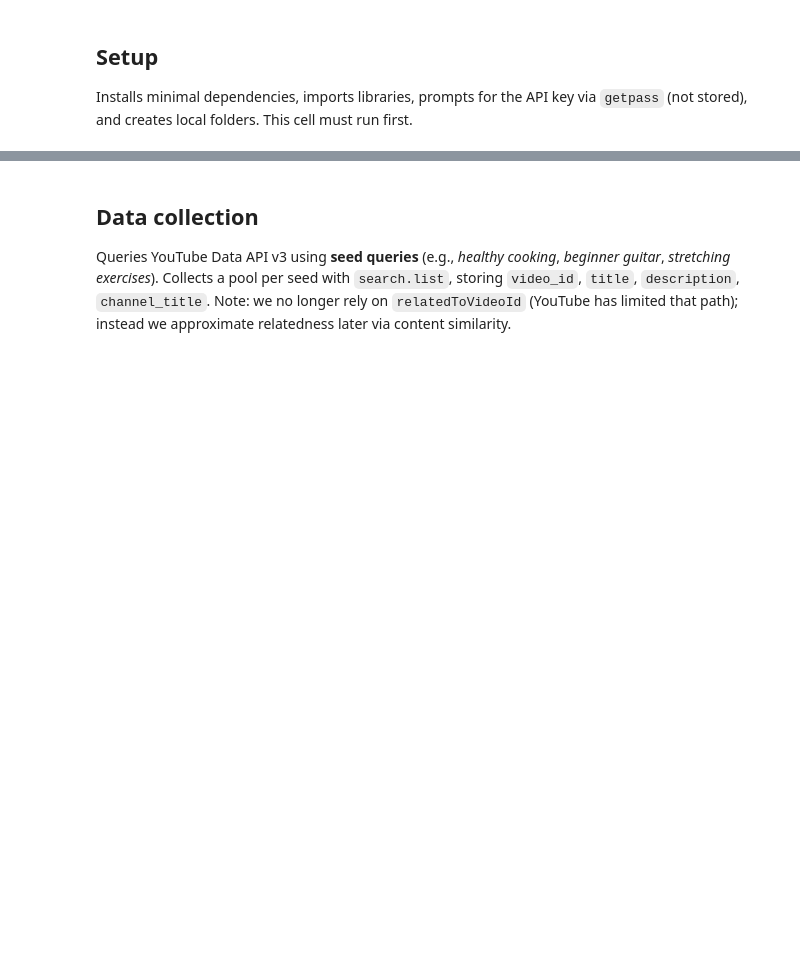
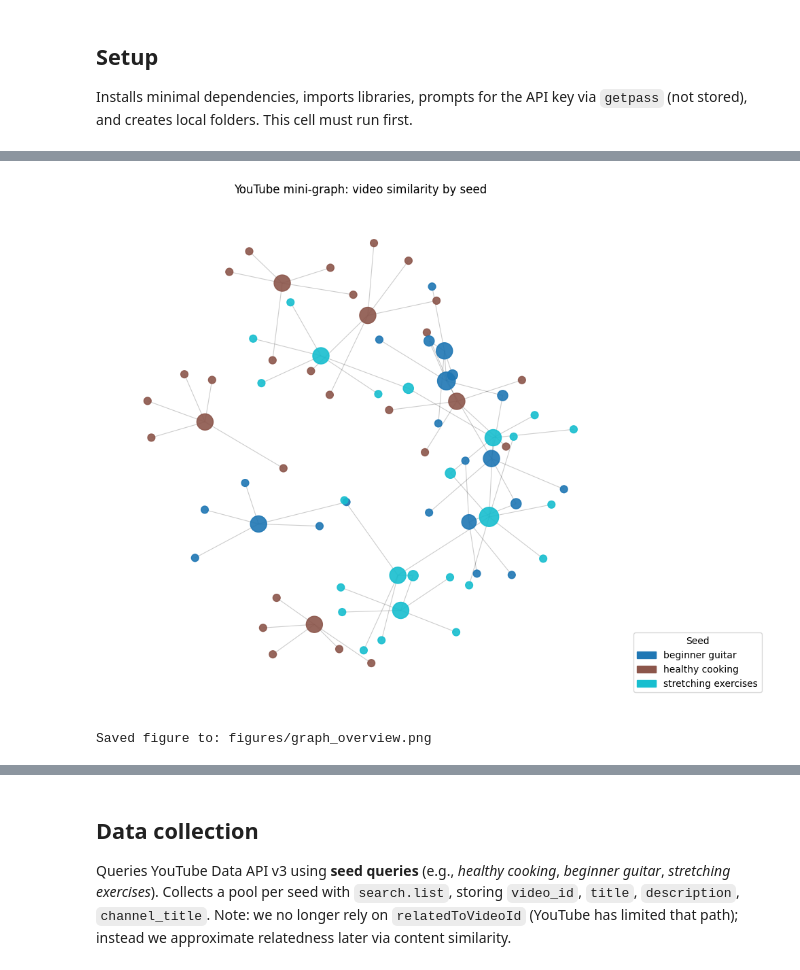
Before and after one commit to Jaderfonseca/youtube-filter-bubbles, a Jupyter notebook: pipeline_clean_mozilla.ipynb, the cells around one changed output, grey strips where cells are left out. Saved outputs shown, nothing was run; the diff lists cells and outputs as text; code cells hidden in the pictures; blank space fills up the shorter version.

```diff
--- a/pipeline_clean_mozilla.ipynb
+++ b/pipeline_clean_mozilla.ipynb
@@ -427,12 +516,0 @@ print("Loaded:", len(df_videos), "videos;", len(df_edges), "edges")
-# %%
-!pip install networkx matplotlib -q
-
-import pandas as pd
-
-VIDEOS_PATH = "data/clean/videos_clean.csv"
-EDGES_PATH  = "data/clean/edges_clean.csv"
-
-df_videos = pd.read_csv(VIDEOS_PATH)
-df_edges  = pd.read_csv(EDGES_PATH)
-
-print("Loaded:", len(df_videos), "videos;", len(df_edges), "edges")
@@ -438,0 +556,10 @@ print("Loaded:", len(df_videos), "videos;", len(df_edges), "edges")
+# %%
+# Most frequent seed per video_id
+seed_per_video = (
+    df_videos.groupby("video_id")["seed_query"]
+    .agg(lambda s: s.mode().iloc[0] if not s.mode().empty else "unknown")
+    .to_dict()
+)
+
+print("Built seed_per_video with", len(seed_per_video), "entries")
+list(seed_per_video.items())[:5]  # quick peek
@@ -439,6 +573,8 @@ print("Loaded:", len(df_videos), "videos;", len(df_edges), "edges")
 # %%
 import networkx as nx
 import matplotlib.pyplot as plt
+import matplotlib.patches as mpatches
+import os
 
 # build undirected graph from edges
 G = nx.from_pandas_edgelist(
@@ -457,36 +593,39 @@ for n in G.nodes():
 deg = dict(G.degree())
 node_sizes = [max(50, deg[n]*60) for n in G.nodes()]
 
-# color by seed
+# color nodes by seed
 seeds = sorted({G.nodes[n]["seed"] for n in G.nodes()})
 seed_to_int = {s:i for i,s in enumerate(seeds)}
 node_colors = [seed_to_int[G.nodes[n]["seed"]] for n in G.nodes()]
 
 # layout
 pos = nx.spring_layout(G, seed=42, k=0.35)
 
 plt.figure(figsize=(10, 8))
 nx.draw_networkx_edges(G, pos, alpha=0.2, width=0.8)
 nx.draw_networkx_nodes(
-    G, pos,
+    G,
+    pos,
     node_color=node_colors,
     node_size=node_sizes,
     cmap=plt.cm.tab10,
     alpha=0.9
 )
+
 plt.axis("off")
 plt.title("YouTube mini-graph: video similarity by seed", fontsize=12)
 
-# simple legend
-import matplotlib.patches as mpatches
+# legend
 patches = [mpatches.Patch(color=plt.cm.tab10(seed_to_int[s]/max(1,len(seeds)-1)), label=s) for s in seeds]
 plt.legend(handles=patches, title="Seed", loc="lower left", bbox_to_anchor=(1.02, 0.02))
 
-# save
-import os
+# save figure
 os.makedirs("figures", exist_ok=True)
 plt.tight_layout()
 plt.savefig("figures/graph_overview.png", dpi=150, bbox_inches="tight")
 plt.show()
 
 print("Saved figure to: figures/graph_overview.png")
+# %% [output]
+[figure, added]
+Saved figure to: figures/graph_overview.png
```
Also changed, not shown: parts of 27 cells of this notebook.
